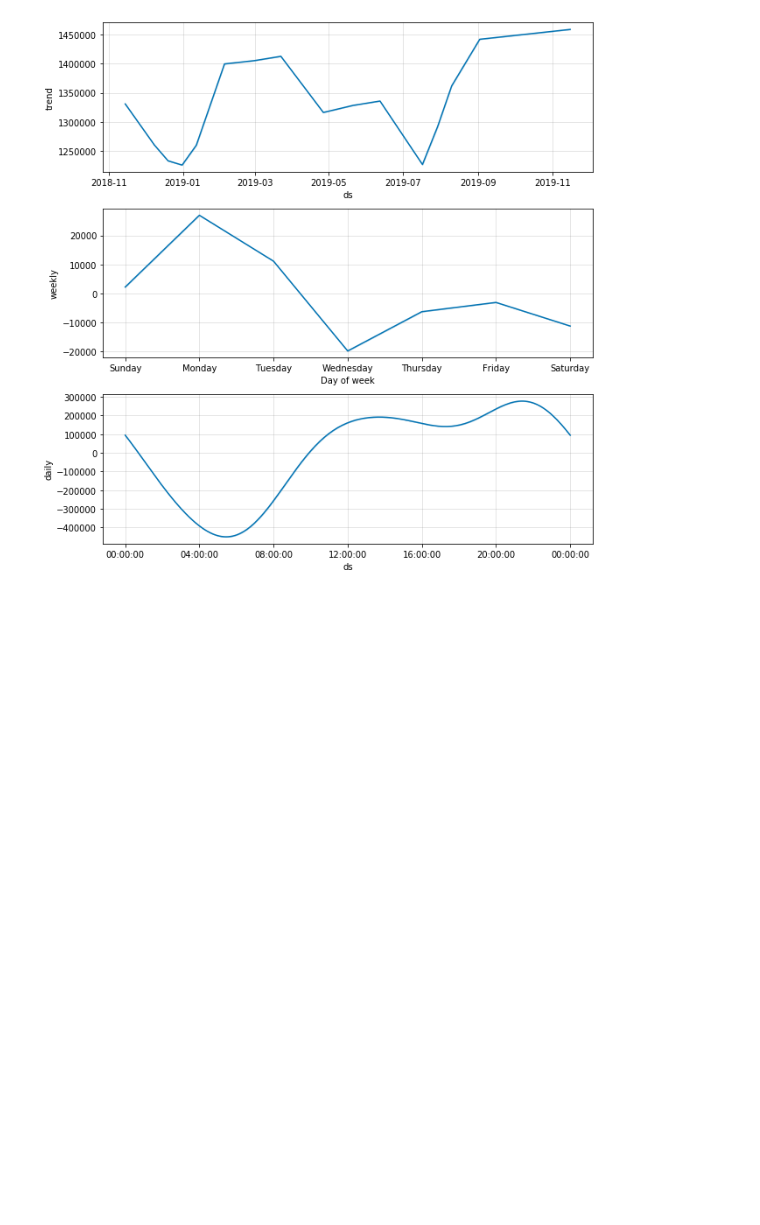
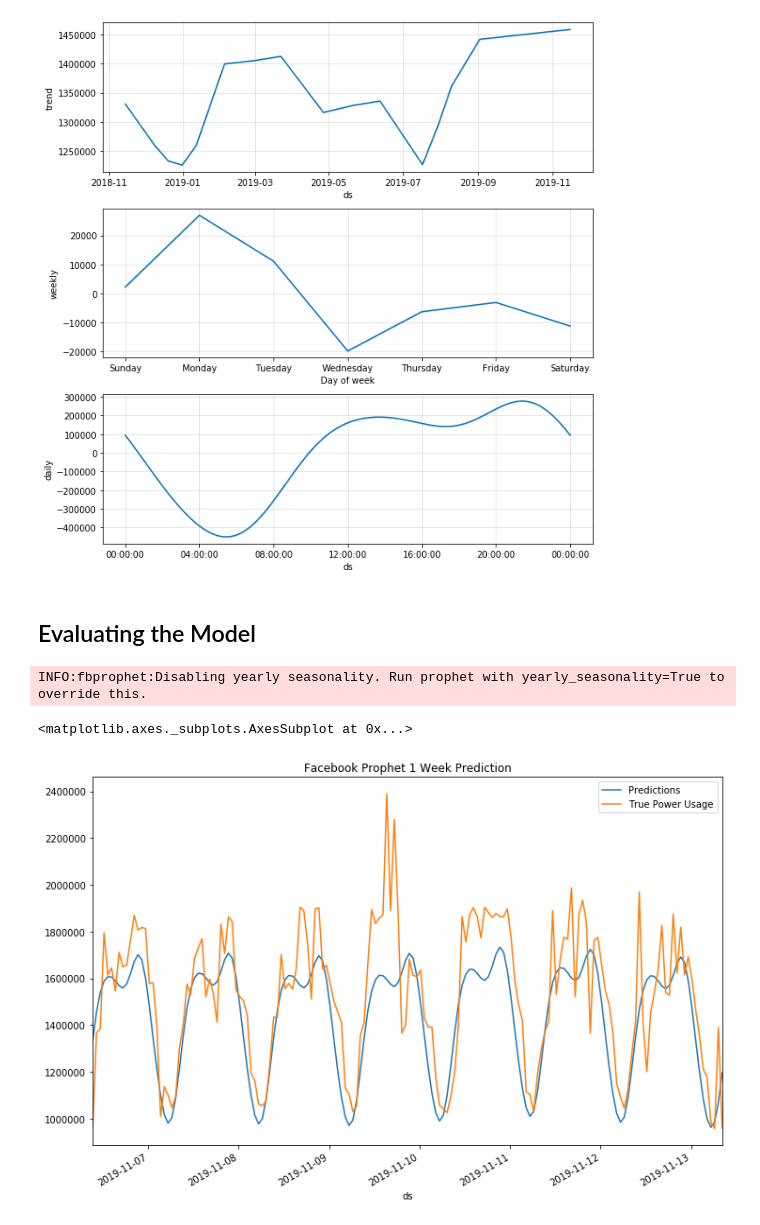
Before and after one commit to Landstein/Water-Treatment-Plant-Power-Predictions, a Jupyter notebook: Facebook Prophet Analysis.ipynb, the cells around one changed output. Drawn from its saved outputs; the diff is of its cells as text; code cells hidden in the pictures; blank space fills up the shorter version.

Commit message:
Facebook Prophet results Analysis

```diff
--- a/Facebook Prophet Analysis.ipynb
+++ b/Facebook Prophet Analysis.ipynb
@@ -132,3 +132,27 @@ forecast[-300:].plot(x='ds', y='yhat', figsize=(12,5))
 m.plot_components(forecast);
 # %% [output]
 [figure]
+# %% [markdown]
+## Evaluating the Model
+# %%
+# df length 8731
+train = df_pt.iloc[:8563]
+test = df_pt.iloc[8563:]
+test['ds'] = pd.to_datetime(test['ds'])
+train['ds'] = pd.to_datetime(train['ds'])
+# %%
+# Training the Data and creating the predictions
+# Predicting 1 week into the future
+m = Prophet()
+m.fit(train)
+future = m.make_future_dataframe(periods=168,freq='1H')
+forecast = m.predict(future)
+# %% [output]
+INFO:fbprophet:Disabling yearly seasonality. Run prophet with yearly_seasonality=True to override this.
+# %%
+#Visualizing Test vs Prophet predictions
+ax = forecast[-168:].plot(x='ds',y='yhat',label='Predictions',legend=True,figsize=(12,8), title='Facebook Prophet 1 Week Prediction')
+test.plot(x='ds',y='y',label='True Power Usage',legend=True,ax=ax)
+# %% [output]
+<matplotlib.axes._subplots.AxesSubplot at 0x...>
+[figure, added]
```
Also changed, not shown: parts of 8 cells of this notebook.
